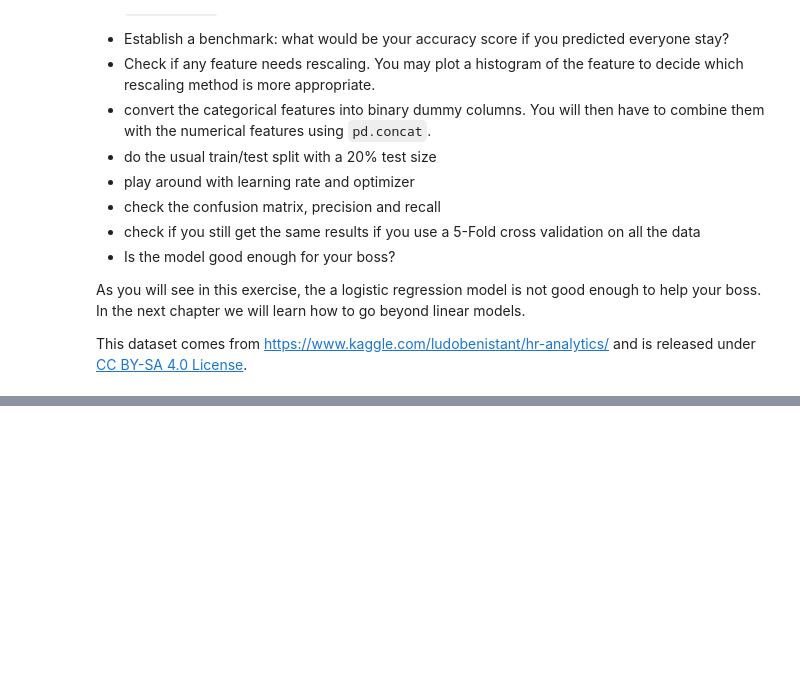
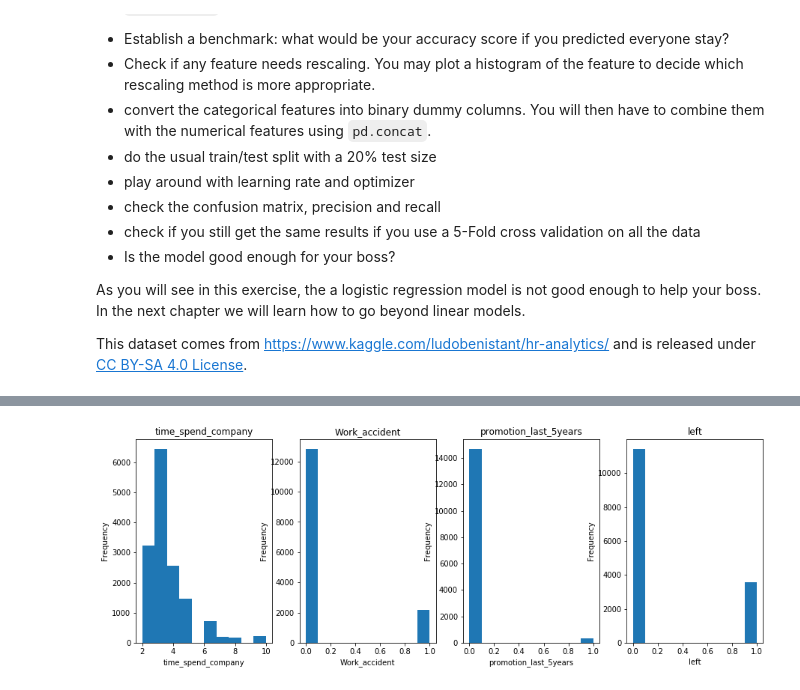
Before and after one commit to tetsu/zero-deep-learning, a Jupyter notebook: course/3 Machine Learning.ipynb, the cells around one changed output, grey strips where cells are left out. Cells and saved outputs as stored; diff of their text form; code cells hidden in the pictures; blank space fills up the shorter version.

```diff
--- a/course/3 Machine Learning.ipynb
+++ b/course/3 Machine Learning.ipynb
@@ -695,0 +738,8 @@ This dataset comes from https://www.kaggle.com/ludobenistant/hr-analytics/ and i
+# %%
+plt.figure(figsize=(15, 5))
+for i, feature in enumerate(['time_spend_company', 'Work_accident', 'promotion_last_5years','left']):
+    plt.subplot(1, 4, i+1)
+    df2[feature].plot(kind='hist', title=feature)
+    plt.xlabel(feature)
+# %% [output]
+[figure, added]
```
Also changed, not shown: parts of 49 cells of this notebook.
